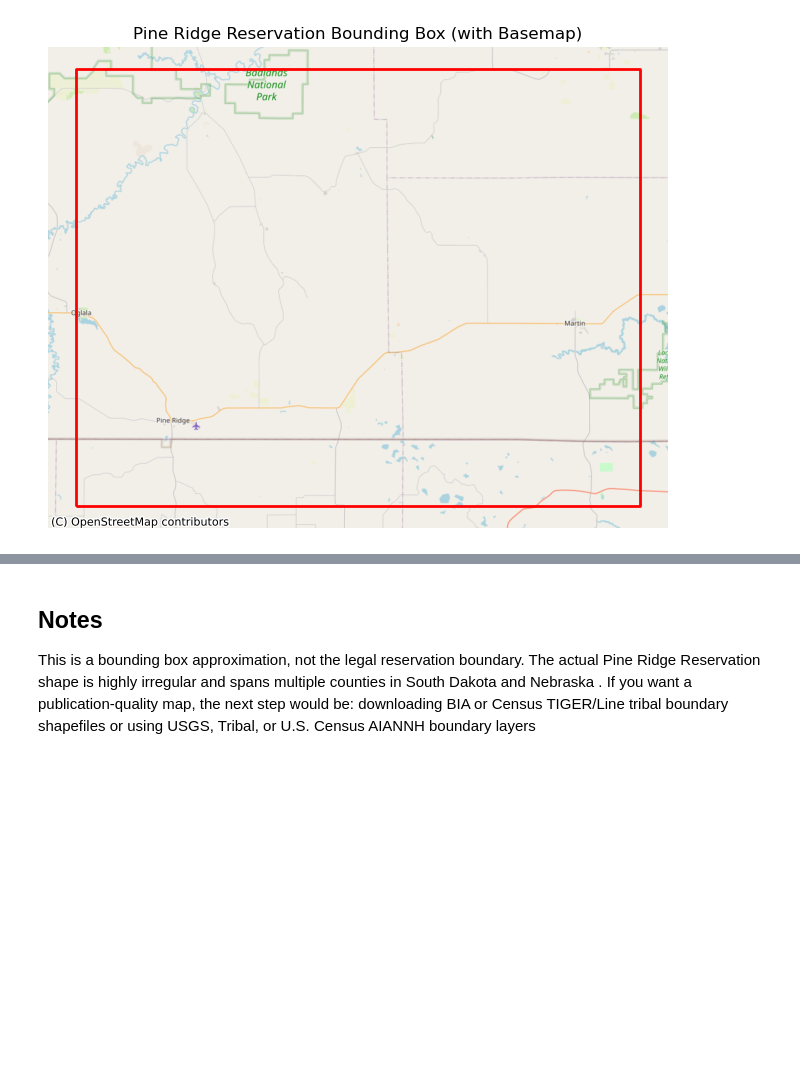
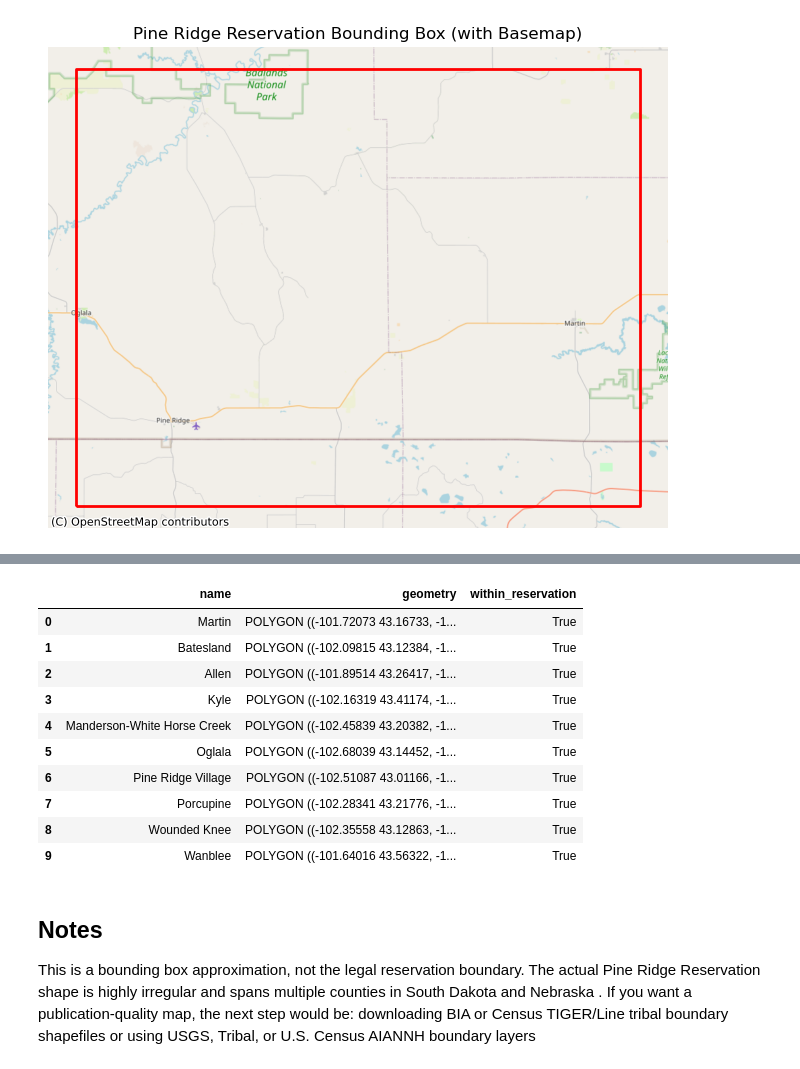
Before and after one commit to olc-techsupport/Pine-Ridge-Bounding-Boxes, a Jupyter notebook: PRR_map-1.ipynb, the cells around one changed output, grey strips where cells are left out. Drawn from its saved outputs; the diff is of its cells as text; code cells hidden in the pictures; blank space fills up the shorter version.

Commit message:
QA checks/fix crs issues

```diff
--- a/PRR_map-1.ipynb
+++ b/PRR_map-1.ipynb
@@ -112,4 +118,18 @@ towns = [
     ("Wounded Knee", -102.379942, 43.128628, -102.355580, 43.154902),
     ("Wanblee", -101.681645, 43.563218, -101.640162, 43.577749),
 ]
+# %%
+# Geometry layer
+town_geoms = [
+    box(minx, miny, maxx, maxy)
+    for _, minx, miny, maxx, maxy in town_data
+]
+
+town_names = [t[0] for t in town_data]
+
+town_gdf = gpd.GeoDataFrame(
+    {"name": town_names},
+    geometry=town_geoms,
+    crs=CRS_WGS84
+)
 # %%
@@ -165,0 +182,5 @@ plt.show()
+# %%
+# QA checks
+inside = town_gdf.within(reservation_gdf.geometry.iloc[0])
+
+list(zip(town_gdf["name"], inside))
@@ -166,3 +198,18 @@ plt.show()
+# %%
+# Summary table
+town_gdf.assign(within_reservation=inside)
+# %% [output]
+|  | name | geometry | within_reservation |
+| 0 | Martin | POLYGON ((-101.72073 43.16733, -1... | True |
+| 1 | Batesland | POLYGON ((-102.09815 43.12384, -1... | True |
+| 2 | Allen | POLYGON ((-101.89514 43.26417, -1... | True |
+| 3 | Kyle | POLYGON ((-102.16319 43.41174, -1... | True |
+| 4 | Manderson-White Horse Creek | POLYGON ((-102.45839 43.20382, -1... | True |
+| 5 | Oglala | POLYGON ((-102.68039 43.14452, -1... | True |
+| 6 | Pine Ridge Village | POLYGON ((-102.51087 43.01166, -1... | True |
+| 7 | Porcupine | POLYGON ((-102.28341 43.21776, -1... | True |
+| 8 | Wounded Knee | POLYGON ((-102.35558 43.12863, -1... | True |
+| 9 | Wanblee | POLYGON ((-101.64016 43.56322, -1... | True |
 # %% [markdown]
 ## Notes
 This is a bounding box approximation, not the legal reservation boundary.
```
Also changed, not shown: parts of 8 cells of this notebook.
